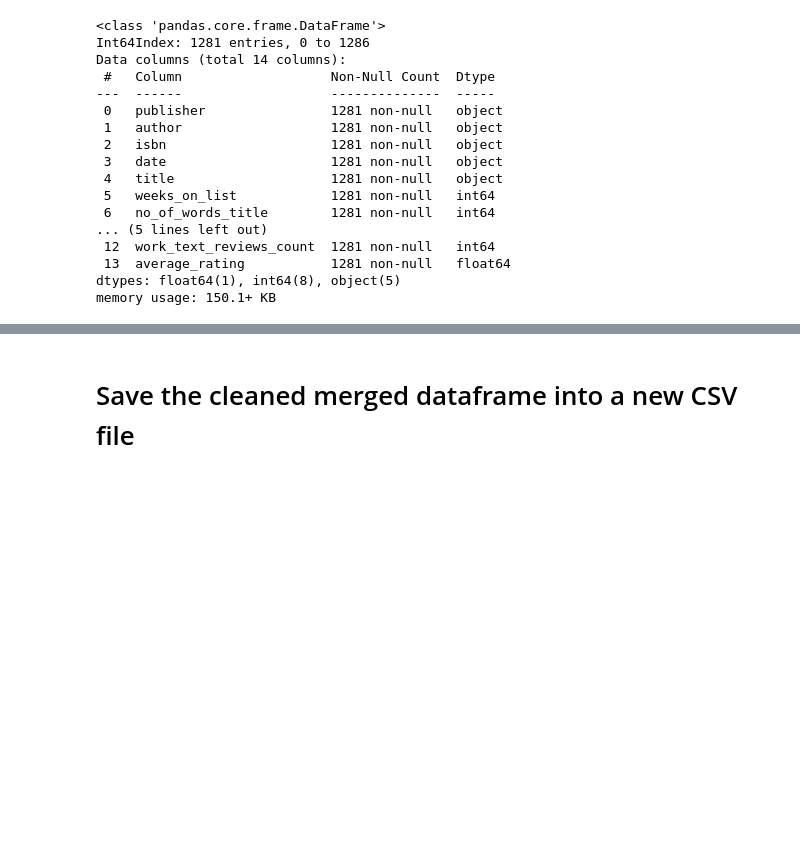
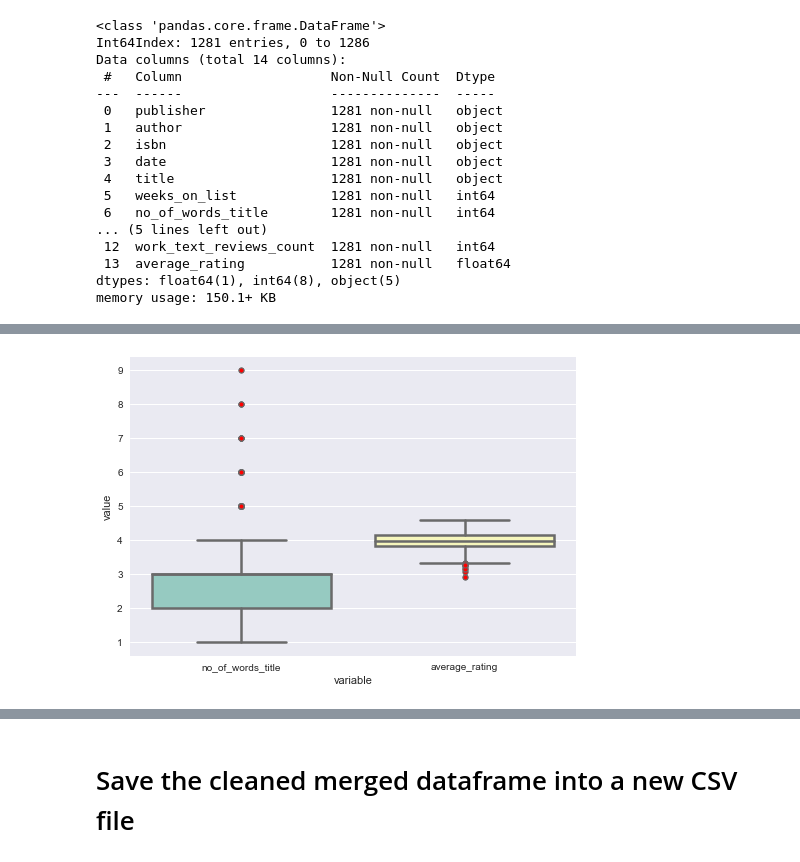
Before and after one commit to linhmai19/capstone_project, a Jupyter notebook: dataframes_merging.ipynb, the cells around one changed output, grey strips where cells are left out. Drawn from its saved outputs; the diff is of its cells as text; code cells hidden in the pictures; blank space fills up the shorter version.

```diff
--- a/dataframes_merging.ipynb
+++ b/dataframes_merging.ipynb
@@ -136,0 +173,6 @@ memory usage: 150.1+ KB
+# %%
+sns.boxplot(x="variable", y="value", data=pd.melt(df2), linewidth=2.5,
+            palette="Set3", flierprops=flierprops)
+plt.show()
+# %% [output]
+[figure, added]
```
Also changed, not shown: parts of 18 cells of this notebook, 2 other files.
